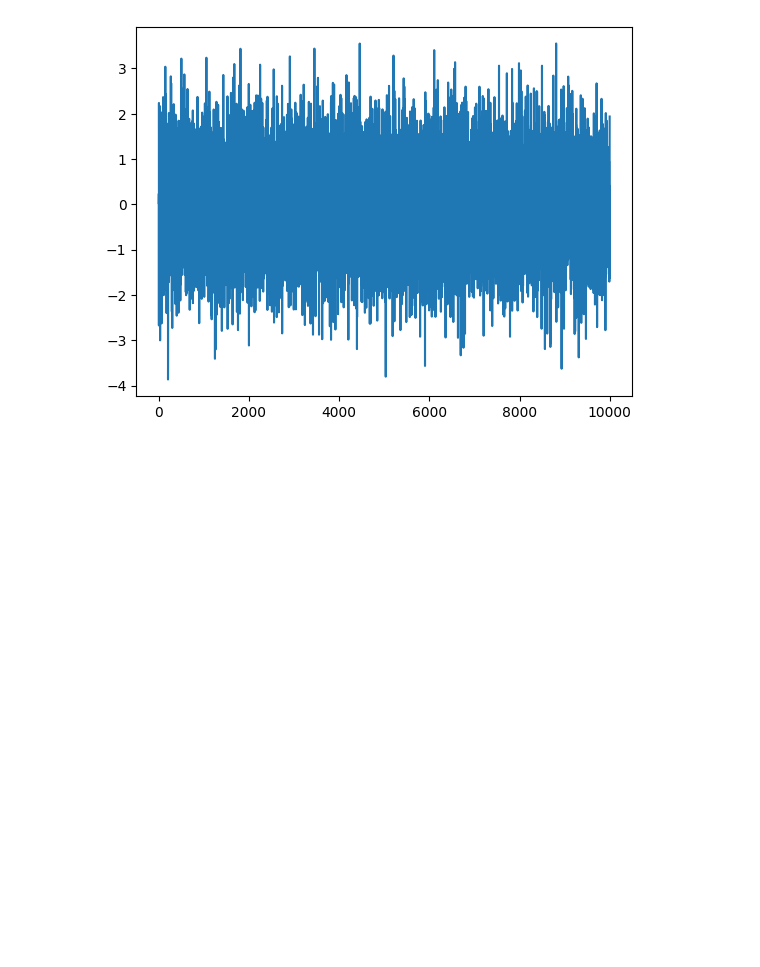
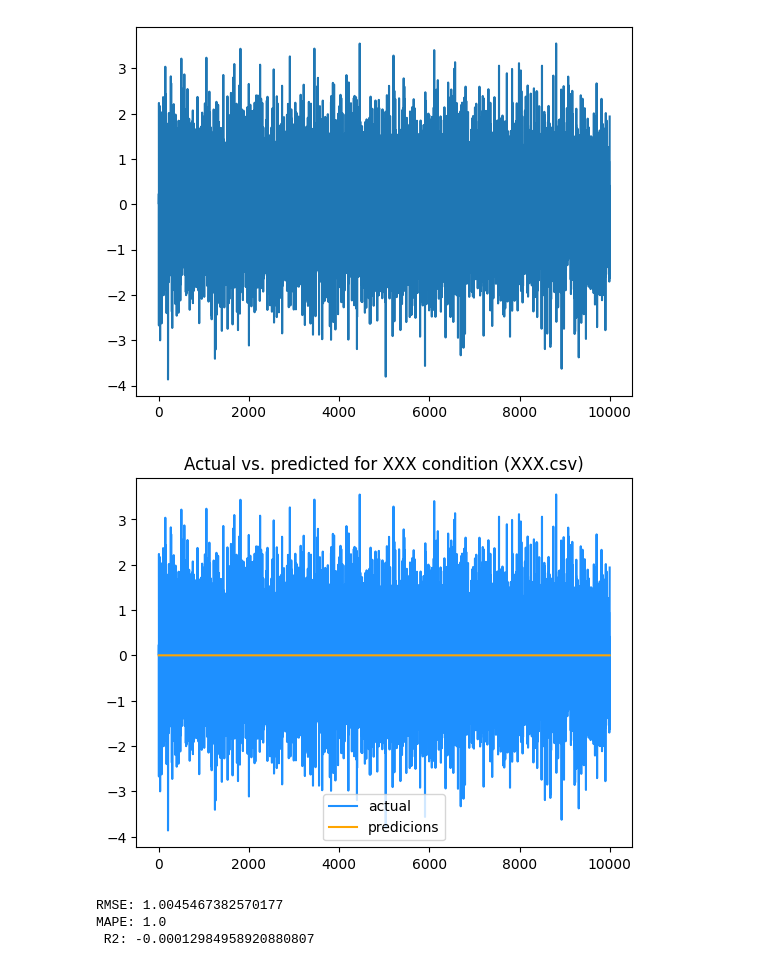
Before and after one commit to dennistay1981/Resources, a Jupyter notebook: EDA TSA.ipynb, the cells around one changed output. Cells and saved outputs as stored; diff of their text form; code cells hidden in the pictures; blank space fills up the shorter version.

```diff
--- a/EDA TSA.ipynb
+++ b/EDA TSA.ipynb
@@ -37,13 +37,35 @@ plt.show()
 # %%
 """
 Fit the best ARIMA model automatically
-
-The m parameter = the number of observations per seasonal cycle, or the number of time steps in each season
-For example, if the data has a yearly seasonality, the seasonal period would be 12 for monthly data.
-m must be known apriori. Typically, m will correspond to some recurrent periodicity such as 7 (daily), 12 (monthly), 52 (weekly)
 """
-model = pm.auto_arima(data, start_p=0, start_q=0, test='adf', max_p=3, max_q=3, d=None,seasonal=True,
+model = auto_arima(data, start_p=0, start_q=0, test='adf', max_p=3, max_q=3, d=None,seasonal=True,
                       start_P=0, D=None, trace=True,  error_action='ignore', suppress_warnings=True,
                       stepwise=True)
 
 # Print the summary of the selected model
+print(model.summary())
+# %%
+
+"""
+PLOT predictions/forecasts vs. observed
+"""
+#Create axes
+x1 =np.arange(0, len(data))
+x3= np.arange(0, len(data))
+
+plt.plot(x3,data, label="actual", color='dodgerblue')
+plt.plot(x1,model.predict_in_sample(), label="predicions",color='orange')
+plt.legend()
+plt.title('Actual vs. predicted for XXX condition (XXX.csv)')
+plt.show()
+
+
+#Evaluate model
+print("RMSE:", np.sqrt(np.mean((data - predictions) ** 2)))
+print("MAPE:", mean_absolute_percentage_error(data,predictions) )
+print(" R2:", r2_score(data, predictions))
+# %% [output]
+[figure, added]
+RMSE: 1.0045467382570177
+MAPE: 1.0
+ R2: -0.00012984958920880807
```
